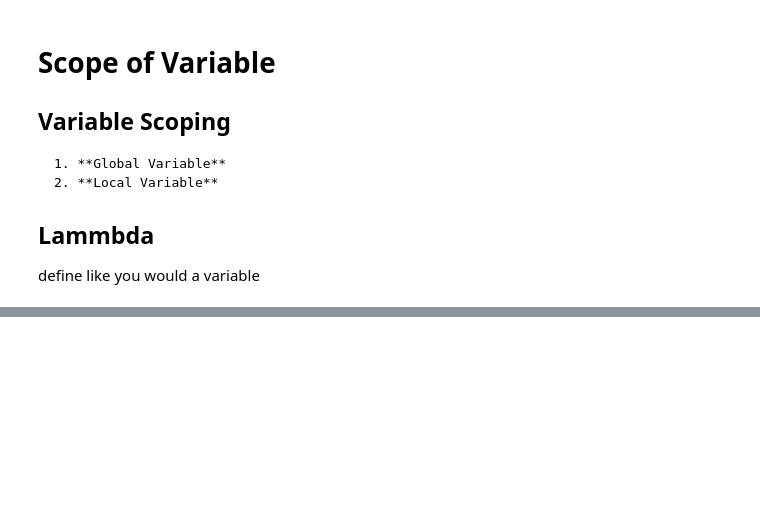
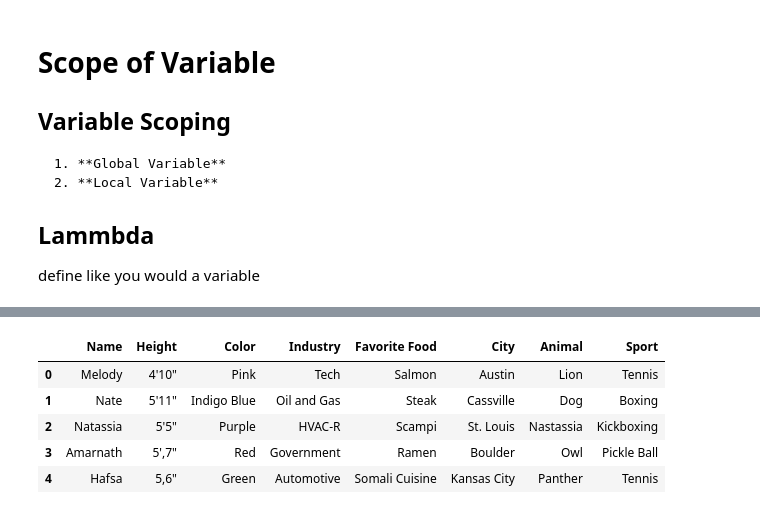
Before and after one commit to For7the7Research/Class-Notes, a Jupyter notebook: Week4_ClassNotees.ipynb, the cells around one changed output, grey strips where cells are left out. Saved outputs shown, nothing was run; the diff lists cells and outputs as text; code cells hidden in the pictures; blank space fills up the shorter version.

```diff
--- a/Week4_ClassNotees.ipynb
+++ b/Week4_ClassNotees.ipynb
@@ -290,0 +790,10 @@ LOWERCASE
+# %%
+data = {
+        "Name" : ["Melody", "Nate", "Natassia", "Amarnath", "Hafsa"],
+        "Height" : ["4'10\"", "5'11\"", "5'5\"","5',7\"", "5,6\""],
+        "Industry" : ["Tech","Oil and Gas","HVAC-R","Government", "Automotive"],
+        "Favorite Food" : ["Salmon","Steak", "Scampi", "Ramen", 'Somali Cuisine']
+  }
+
+df = pd.DataFrame(data)
+df
@@ -290,0 +807,10 @@ LOWERCASE
+# %%
+cities = ["Austin", "Cassville", "St. Louis", "Boulder", "Kansas City"]
+df["City"] = cities
+df
+#adds it on the end
+favoriteColor = ["Pink", "Indigo Blue", "Purple", "Red", "Green"]
+df.insert(2, "Color", favoriteColor, True)
+#True allows for duplicates in this insert
+#insert puts it as index position two, which was industry,
+df
@@ -290,0 +824,5 @@ LOWERCASE
+# %%
+animals = ["Lion", "Dog", "Nastassia", "Owl", "Panther"]
+df = df.assign(Animal=animals)
+df
+###allows the string to be free floating, normally we are used to putting string into quotations
@@ -290,0 +836,18 @@ LOWERCASE
+# %%
+sport = {"Melody" :"Tennis",
+         "Nate" : "Boxing",
+         "Natassia" : "Kickboxing",
+         "Amarnath" : "Pickle Ball",
+         "Hafsa" : "Tennis" }
+
+df["Sport"] = df["Name"].map(sport)
+#map function will map series according to the column
+#it willtake name, look for name in the data frame, it will take the key pair and add sport and then add the value to that key
+df
+# %% [output]
+|  | Name | Height | Color | Industry | Favorite Food | City | Animal | Sport |
+| 0 | Melody | 4'10" | Pink | Tech | Salmon | Austin | Lion | Tennis |
+| 1 | Nate | 5'11" | Indigo Blue | Oil and Gas | Steak | Cassville | Dog | Boxing |
+| 2 | Natassia | 5'5" | Purple | HVAC-R | Scampi | St. Louis | Nastassia | Kickboxing |
+| 3 | Amarnath | 5',7" | Red | Government | Ramen | Boulder | Owl | Pickle Ball |
+| 4 | Hafsa | 5,6" | Green | Automotive | Somali Cuisine | Kansas City | Panther | Tennis |
```
Also changed, not shown: parts of 41 cells of this notebook, 1 other file.
